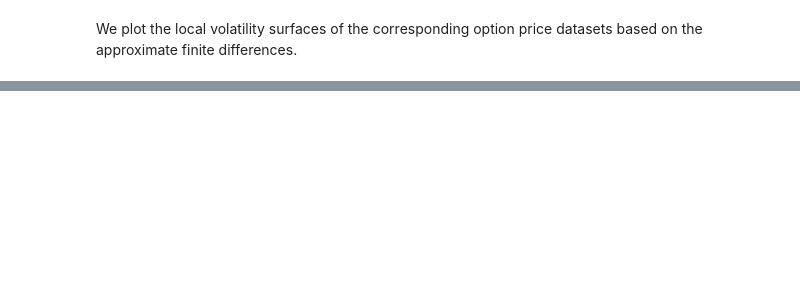
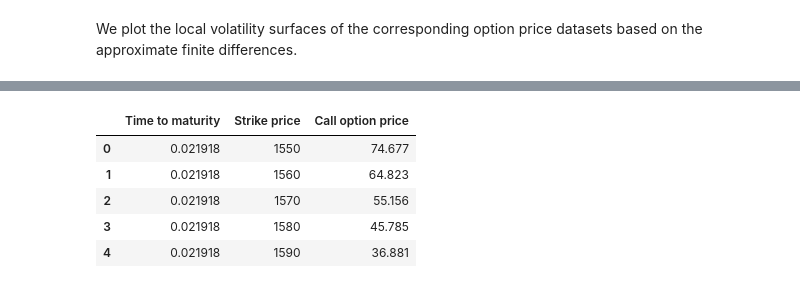
Before and after one commit to pangjunrong/KTH-Local-Volatility-Estimation, a Jupyter notebook: Project-1.ipynb, the cells around one changed output, grey strips where cells are left out. Saved outputs shown, nothing was run; the diff lists cells and outputs as text; code cells hidden in the pictures; blank space fills up the shorter version.

```diff
--- a/Project-1.ipynb
+++ b/Project-1.ipynb
@@ -211,0 +213,10 @@ plt.show()
+# %%
+df_increased_option_prices_2 = pd.DataFrame(df_new_option_prices_2, columns=['Time to maturity', 'Strike price', 'Call option price'])
+df_increased_option_prices_2.head()
+# %% [output]
+|  | Time to maturity | Strike price | Call option price |
+| 0 | 0.021918 | 1550 | 74.677 |
+| 1 | 0.021918 | 1560 | 64.823 |
+| 2 | 0.021918 | 1570 | 55.156 |
+| 3 | 0.021918 | 1580 | 45.785 |
+| 4 | 0.021918 | 1590 | 36.881 |
```
Also changed, not shown: parts of 12 cells of this notebook.
